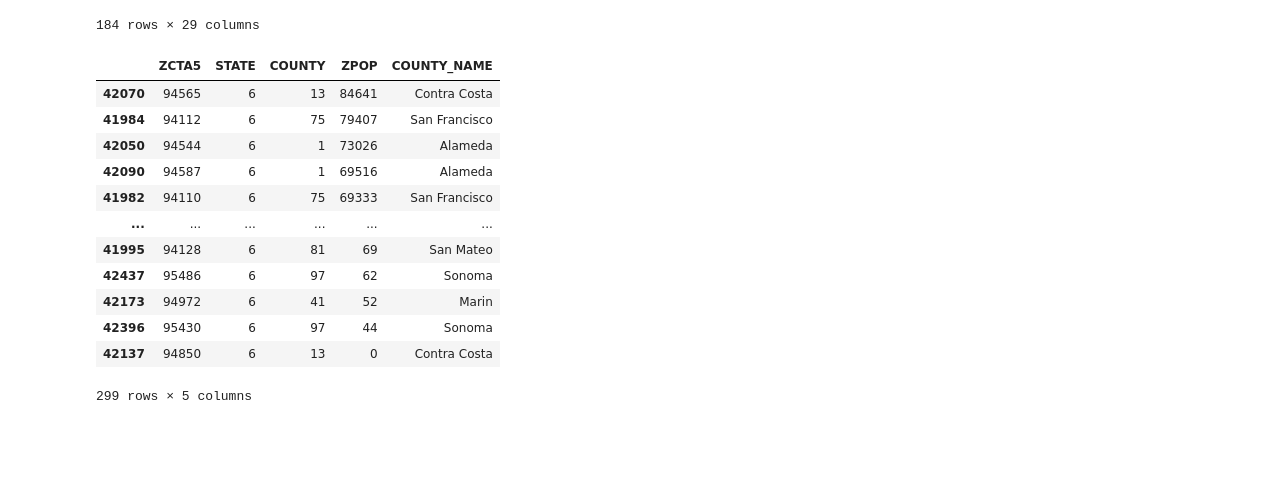
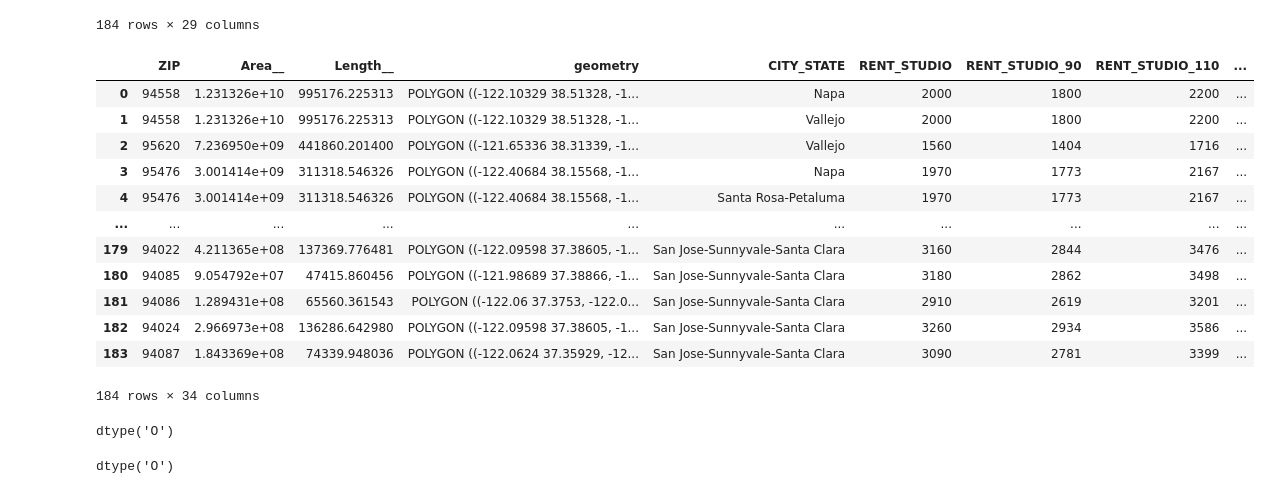
Before and after one commit to tanay-pant/bay-area-opportunity-mapper, a Jupyter notebook: GeoDatasets1.ipynb, the cells around one changed output. Saved outputs shown, nothing was run; the diff lists cells and outputs as text; code cells hidden in the pictures; blank space fills up the shorter version.

```diff
--- a/GeoDatasets1.ipynb
+++ b/GeoDatasets1.ipynb
@@ -10,7 +10,7 @@ rent_inc = pd.read_csv('~/Downloads/opportunity mapper/cl_rent_income.csv')
 gdf_zip = gpd.read_file('~/Downloads/opportunity mapper/raw datasets/BayArea ShapeFile/s7888q.shp')
 bart = pd.read_csv('~/Downloads/opportunity mapper/raw datasets/BartLatLong.csv')
 caltr = pd.read_csv('~/Downloads/opportunity mapper/raw datasets/CalTrain.csv')
-zip_county_crosswalk = pd.read_csv('~/Downloads/opportunity mapper/raw datasets/zcta_county_crosswalk.csv')
+zip_county_crosswalk_raw = pd.read_csv('~/Downloads/opportunity mapper/raw datasets/zcta_county_crosswalk.csv')
 # %%
 # How many zip codes are in both shapefile and rent_inc?
 # Clean rent_inc and shapefile for easier merge to see zip codes in common
@@ -92,42 +92,60 @@ gdf_rent_inc_transport
 | 183 | 94087 | SUNNYVALE | CA | 1.843369e+08 | 74339.948036 | POLYGON ((-122.0624 37.35929, -12... | METRO41940M41940 | San Jose-Sunnyvale-Santa Clara, C... | 3090 | ... |
 184 rows × 29 columns
 # %%
-# All we have left to do is merge crime! Since it has a granularity of county instead of
-# ZIP code, we'll be using the census' "zcta_county_rel_10" zip-to-county crosswalk to make our
+# gdf_rent_inc_transport now contains all zip codes with geospacial data, rent/income data,
+# and transportation data in one data frame. All that's left to do is merge crime.
+# Unfortunately, crime isn't granular by zip code, only by county, so we'll have to workaround.
+# We'll be using the census' "zcta_county_rel_10" zip-to-county crosswalk to make our
 # map. First, let's clean it up.
-zip_county_crosswalk = zip_county_crosswalk[['ZCTA5', 'STATE', 'COUNTY', 'ZPOP']] # Keep only zip code, state, county, and population (for only assigning zip to county with majority of population there).
+zip_county_crosswalk = zip_county_crosswalk_raw[['ZCTA5', 'STATE', 'COUNTY', 'ZPOP']] # Keep only zip code, state, county, and population (for only assigning zip to county with majority of population there).
 zip_county_crosswalk = zip_county_crosswalk[zip_county_crosswalk['STATE'] == 6] # keep only California (FIPS CODE=6)
 
 zip_county_crosswalk = zip_county_crosswalk.sort_values('ZPOP', ascending=False) # Sort by population so the largest section of population comes first
 zip_county_crosswalk = zip_county_crosswalk.drop_duplicates(subset=['ZCTA5']) # Keep only one row per ZIP code
 
 # now manually, we say what fips code matches up with which county. easy google.
 fips_to_name = {
     1: "Alameda",
     13: "Contra Costa",
     41: "Marin",
     55: "Napa",
     75: "San Francisco",
     81: "San Mateo",
     85: "Santa Clara",
     95: "Solano",
     97: "Sonoma"
 }
 #renaming time
 zip_county_crosswalk['COUNTY_NAME'] = zip_county_crosswalk['COUNTY'].map(fips_to_name)
-zip_county_crosswalk = zip_county_crosswalk.dropna(subset=['COUNTY_NAME'])
-zip_county_crosswalk # we now have a mapper from zip code to county_name!
+zip_county_crosswalk = zip_county_crosswalk.dropna(subset=['COUNTY_NAME']).rename(columns={'ZCTA5':'ZIP'})
+zip_county_crosswalk.drop(columns={'STATE', 'COUNTY'}, inplace=True) # we now have a mapper from zip code to county_name! drop county (with its fips code) and replace with county_name
+zip_county_crosswalk = zip_county_crosswalk.rename(columns={'COUNTY_NAME': "COUNTY"}) # for easier merge with crime later on
+zip_county_crosswalk
+
+#make both zips as type Strings
+gdf_rent_inc_transport['ZIP'] = gdf_rent_inc_transport['ZIP'].astype(str)
+zip_county_crosswalk['ZIP'] = zip_county_crosswalk['ZIP'].astype(str)
+
+# now we merge crosswalk to gdf_, then crime to crosswalk. then drop crosswalk for finished dataframe.
+middleman_df = gdf_rent_inc_transport.merge(zip_county_crosswalk, how='left', on='ZIP')
+# quickly rename 'county_name' in gdf_rent_inc_transport to 'county' for easier merge
+final_df = middleman_df.merge(crime, how='left', on='COUNTY')
+# our final_df has a lot of unnecessary repetitve columns from all these merges. let's clean it up.
+final_df.drop(columns={'PO_NAME', 'STATE', 'HUD_AREA_CODE'}, inplace=True)
+# Finally, let's clean up the CITY_STATE column to show only the city
+final_df['CITY_STATE'] = final_df['CITY_STATE'].str.split(', CA').str[0]
+final_df
 # %% [output]
-|  | ZCTA5 | STATE | COUNTY | ZPOP | COUNTY_NAME |
-| 42070 | 94565 | 6 | 13 | 84641 | Contra Costa |
-| 41984 | 94112 | 6 | 75 | 79407 | San Francisco |
-| 42050 | 94544 | 6 | 1 | 73026 | Alameda |
-| 42090 | 94587 | 6 | 1 | 69516 | Alameda |
-| 41982 | 94110 | 6 | 75 | 69333 | San Francisco |
-| ... | ... | ... | ... | ... | ... |
-| 41995 | 94128 | 6 | 81 | 69 | San Mateo |
-| 42437 | 95486 | 6 | 97 | 62 | Sonoma |
-| 42173 | 94972 | 6 | 41 | 52 | Marin |
-| 42396 | 95430 | 6 | 97 | 44 | Sonoma |
-| 42137 | 94850 | 6 | 13 | 0 | Contra Costa |
+|  | ZIP | Area__ | Length__ | geometry | CITY_STATE | RENT_STUDIO | RENT_STUDIO_90 | RENT_STUDIO_110 | ... |
+| 0 | 94558 | 1.231326e+10 | 995176.225313 | POLYGON ((-122.10329 38.51328, -1... | Napa | 2000 | 1800 | 2200 | ... |
+| 1 | 94558 | 1.231326e+10 | 995176.225313 | POLYGON ((-122.10329 38.51328, -1... | Vallejo | 2000 | 1800 | 2200 | ... |
+| 2 | 95620 | 7.236950e+09 | 441860.201400 | POLYGON ((-121.65336 38.31339, -1... | Vallejo | 1560 | 1404 | 1716 | ... |
+| 3 | 95476 | 3.001414e+09 | 311318.546326 | POLYGON ((-122.40684 38.15568, -1... | Napa | 1970 | 1773 | 2167 | ... |
+| 4 | 95476 | 3.001414e+09 | 311318.546326 | POLYGON ((-122.40684 38.15568, -1... | Santa Rosa-Petaluma | 1970 | 1773 | 2167 | ... |
+| ... | ... | ... | ... | ... | ... | ... | ... | ... | ... |
+| 179 | 94022 | 4.211365e+08 | 137369.776481 | POLYGON ((-122.09598 37.38605, -1... | San Jose-Sunnyvale-Santa Clara | 3160 | 2844 | 3476 | ... |
+| 180 | 94085 | 9.054792e+07 | 47415.860456 | POLYGON ((-121.98689 37.38866, -1... | San Jose-Sunnyvale-Santa Clara | 3180 | 2862 | 3498 | ... |
+| 181 | 94086 | 1.289431e+08 | 65560.361543 | POLYGON ((-122.06 37.3753, -122.0... | San Jose-Sunnyvale-Santa Clara | 2910 | 2619 | 3201 | ... |
+| 182 | 94024 | 2.966973e+08 | 136286.642980 | POLYGON ((-122.09598 37.38605, -1... | San Jose-Sunnyvale-Santa Clara | 3260 | 2934 | 3586 | ... |
+| 183 | 94087 | 1.843369e+08 | 74339.948036 | POLYGON ((-122.0624 37.35929, -12... | San Jose-Sunnyvale-Santa Clara | 3090 | 2781 | 3399 | ... |
-299 rows × 5 columns
+184 rows × 34 columns
@@ -137,0 +152,8 @@ zip_county_crosswalk # we now have a mapper from zip code to county_name!
+# %%
+middleman_df['COUNTY_NAME'].dtype
+# %% [output]
+dtype('O')
+# %%
+crime['COUNTY'].dtype
+# %% [output]
+dtype('O')
```
Also changed, not shown: parts of 1 cell of this notebook, 1 other file.
